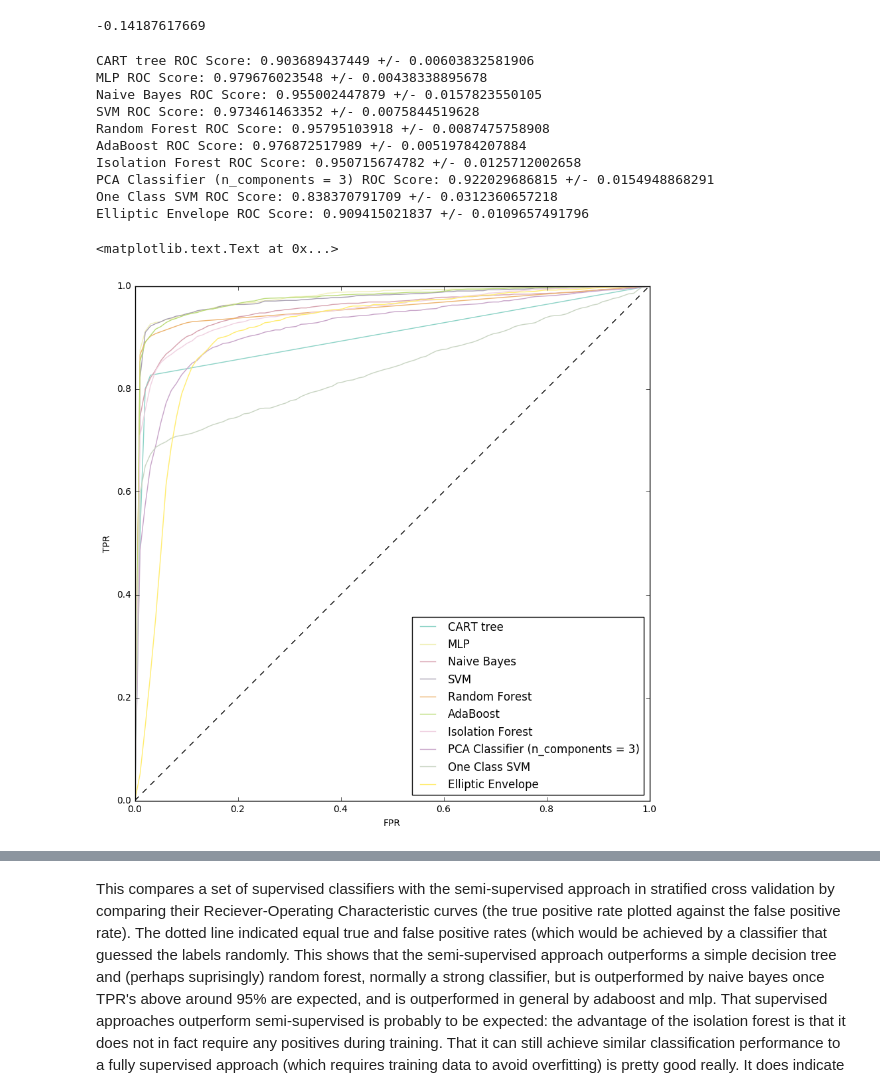
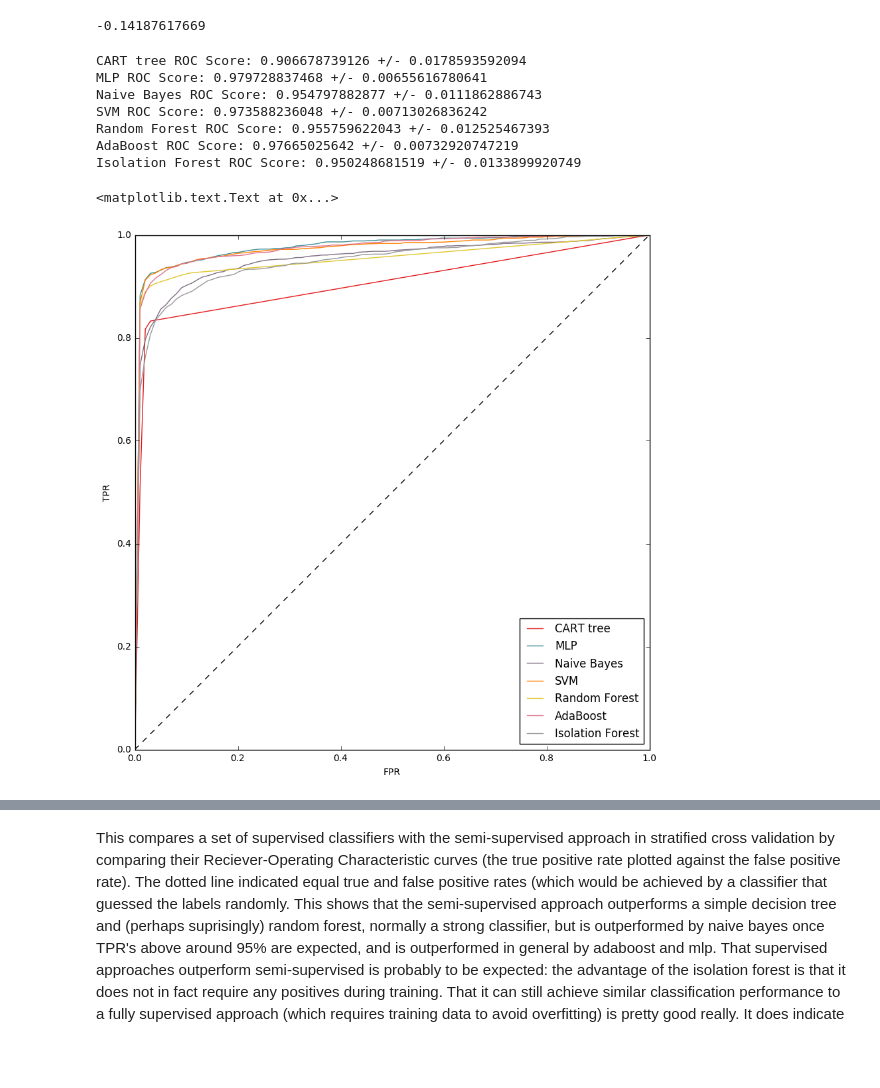
Before and after one commit to lsgos/MPhysPulsars, a Jupyter notebook: ROC_Curves_HTRU2.ipynb, the cells around one changed output, grey strips where cells are left out. Saved outputs shown, nothing was run; the diff lists cells and outputs as text; code cells hidden in the pictures; blank space fills up the shorter version.

```diff
--- a/ROC_Curves_HTRU2.ipynb
+++ b/ROC_Curves_HTRU2.ipynb
@@ -52,11 +52,11 @@ classifiers.append(("SVM", Pipeline([('scaler', StandardScaler()),
 classifiers.append(("Random Forest", RandomForestClassifier()))
 classifiers.append(("AdaBoost", AdaBoostClassifier()))
 classifiers.append(("Isolation Forest", IsolationTreeClassifier(max_samples=8000)))
-classifiers.append(("PCA Classifier (n_components = 3)",
-                    Pipeline([('scaler', StandardScaler()), ('pca', PCA_Classifier(n_components = 2))])))
-classifiers.append(("One Class SVM", Pipeline([('scaler', StandardScaler()),
-                                              ('svm',OneClassSVMClassifier(nu=0.01))])))
-classifiers.append(("Elliptic Envelope", SemiSupervisedClassifier(EllipticEnvelope())))
+#classifiers.append(("PCA Classifier (n_components = 3)",
+#                    Pipeline([('scaler', StandardScaler()), ('pca', PCA_Classifier(n_components = 2))])))
+#classifiers.append(("One Class SVM", Pipeline([('scaler', StandardScaler()),
+#                                              ('svm',OneClassSVMClassifier(nu=0.01))])))
+#classifiers.append(("Elliptic Envelope", SemiSupervisedClassifier(EllipticEnvelope())))
 # %%
 sys.path.append('src/JACS_utils')
 from ARFF import ARFF as arff
@@ -139,36 +139,33 @@ def mean_PR_curve(clf, X,Y, axes, n_folds=5, color = 'k', legend = "", stratifie
 # %%
 plt.rcParams['figure.figsize'] = 10,10
 
 from matplotlib.cm import get_cmap
 f, ax = plt.subplots(1)
 
-cmap = get_cmap('Set3')
+cmap = get_cmap('Set1')
 colors = [cmap(i) for i in np.linspace(0,1, len(classifiers))]
 
 for (name, clf), col  in zip(classifiers, colors):
     rscore_mean, rscore_std = mean_roc_curve(clf, X, Y, ax,n_folds = 10, color = col, legend = name)
     print "{} ROC Score: {} +/- {}".format(name, rscore_mean, rscore_std)
 
 #plot the guessing line
 ax.plot(np.linspace(0,1,100), np.linspace(0,1,100), linestyle = '--', color = 'k')
 
 
 ax.legend(loc = 'lower right')
 ax.set_xlabel('FPR')
 ax.set_ylabel('TPR')
 # %% [output]
-CART tree ROC Score: 0.903689437449 +/- 0.00603832581906
-MLP ROC Score: 0.979676023548 +/- 0.00438338895678
-Naive Bayes ROC Score: 0.955002447879 +/- 0.0157823550105
-SVM ROC Score: 0.973461463352 +/- 0.0075844519628
-Random Forest ROC Score: 0.95795103918 +/- 0.0087475758908
-AdaBoost ROC Score: 0.976872517989 +/- 0.00519784207884
-Isolation Forest ROC Score: 0.950715674782 +/- 0.0125712002658
-PCA Classifier (n_components = 3) ROC Score: 0.922029686815 +/- 0.0154948868291
-One Class SVM ROC Score: 0.838370791709 +/- 0.0312360657218
-Elliptic Envelope ROC Score: 0.909415021837 +/- 0.0109657491796
+CART tree ROC Score: 0.906678739126 +/- 0.0178593592094
+MLP ROC Score: 0.979728837468 +/- 0.00655616780641
+Naive Bayes ROC Score: 0.954797882877 +/- 0.0111862886743
+SVM ROC Score: 0.973588236048 +/- 0.00713026836242
+Random Forest ROC Score: 0.955759622043 +/- 0.012525467393
+AdaBoost ROC Score: 0.97665025642 +/- 0.00732920747219
+Isolation Forest ROC Score: 0.950248681519 +/- 0.0133899920749
 <matplotlib.text.Text at 0x...>
-[figure, old version]
+[figure, new version]
 # %%
 plt.rcParams['figure.figsize'] = 10,10
 
```
Also changed, not shown: parts of 1 cell of this notebook, 1 other file.
